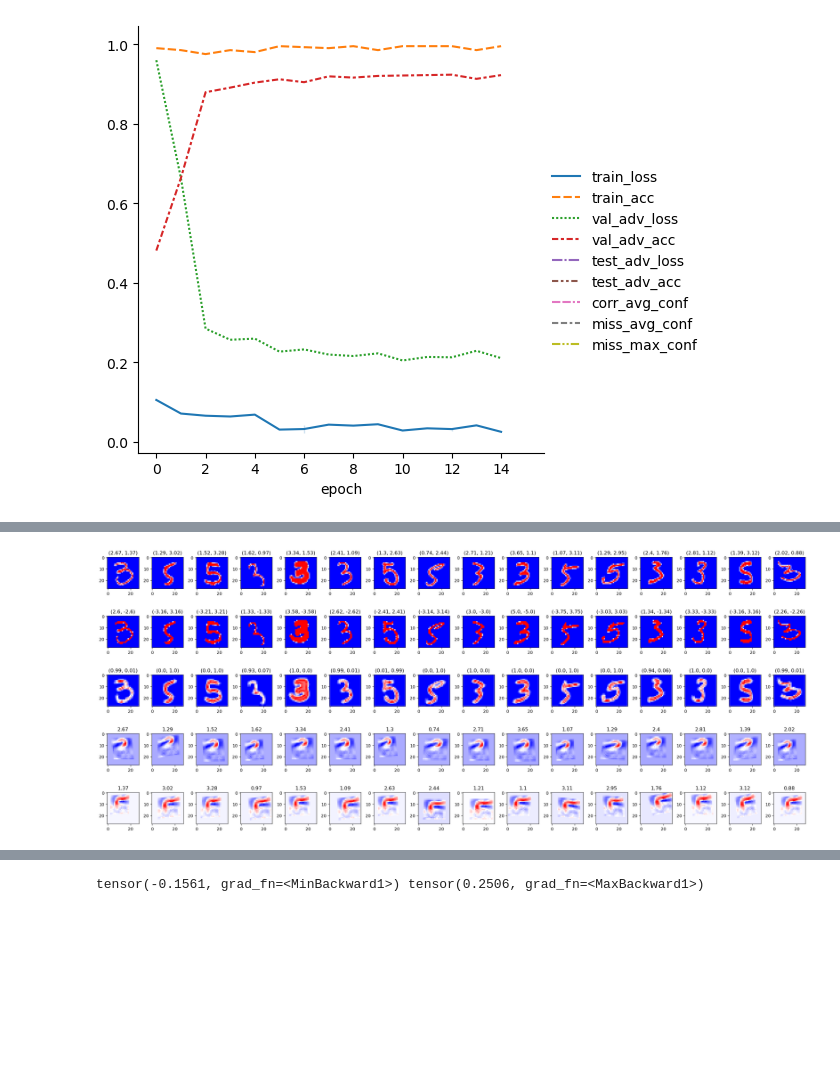
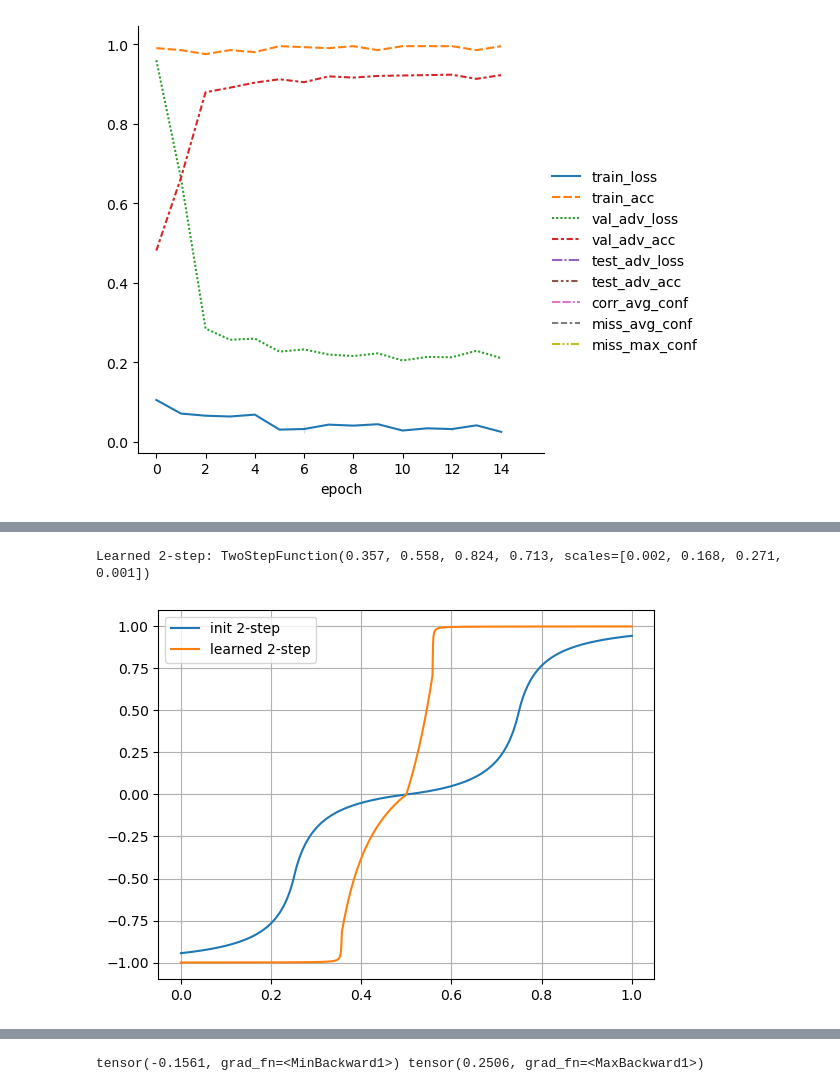
Before and after one commit to 314-Foundation/white-box-nn, a Jupyter notebook: jupyter/main.ipynb, the cells around one changed output, grey strips where cells are left out. Drawn from its saved outputs; the diff is of its cells as text; code cells hidden in the pictures; blank space fills up the shorter version.

```diff
--- a/jupyter/main.ipynb
+++ b/jupyter/main.ipynb
@@ -297,9 +265,20 @@ hh.plot_example(layer_vis, y=labels, n_row=5)
-# %%
-# xx = x_test_adv[:16]
-# xx = augment(x_test[:16])
-xx = x_test[32:48]
-layer_vis, labels = visualize_processing_steps(bb, xx)
-
-hh.plot_example(layer_vis, y=labels, n_row=5)
-# %% [output]
-[figure, removed]
+# %%
+
+n_steps = 1000
+thr = torch.tensor(range(n_steps + 1)) / n_steps
+
+val_learned = bb.pixel(thr)
+val_init = TwoStepFunction(10)(thr)
+plt.plot(thr, val_init.detach(), label='init 2-step')
+plt.plot(thr, val_learned.detach(), label='learned 2-step')
+plt.legend()
+
+print("Learned 2-step:", bb.pixel)
+
+ax = plt.gca()
+# ax.set_aspect('equal', adjustable='box')
+plt.grid(True)
+plt.show()
+# %% [output]
+Learned 2-step: TwoStepFunction(0.357, 0.558, 0.824, 0.713, scales=[0.002, 0.168, 0.271, 0.001])
+[figure, added]
```
Also changed, not shown: parts of 81 cells of this notebook, 4 other files.
